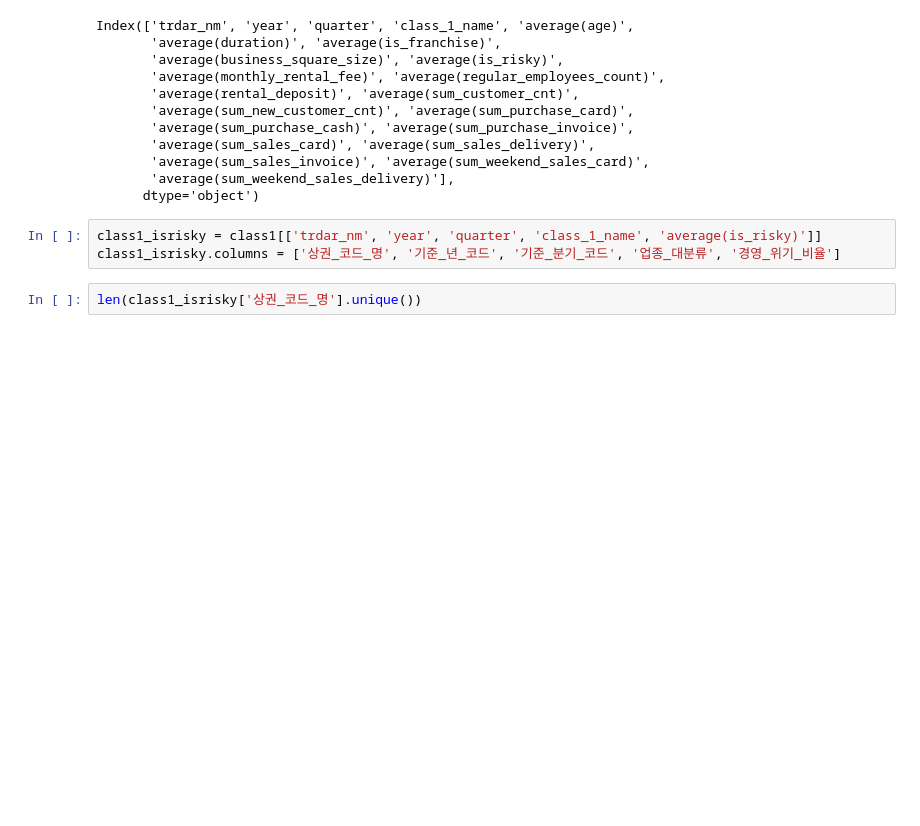
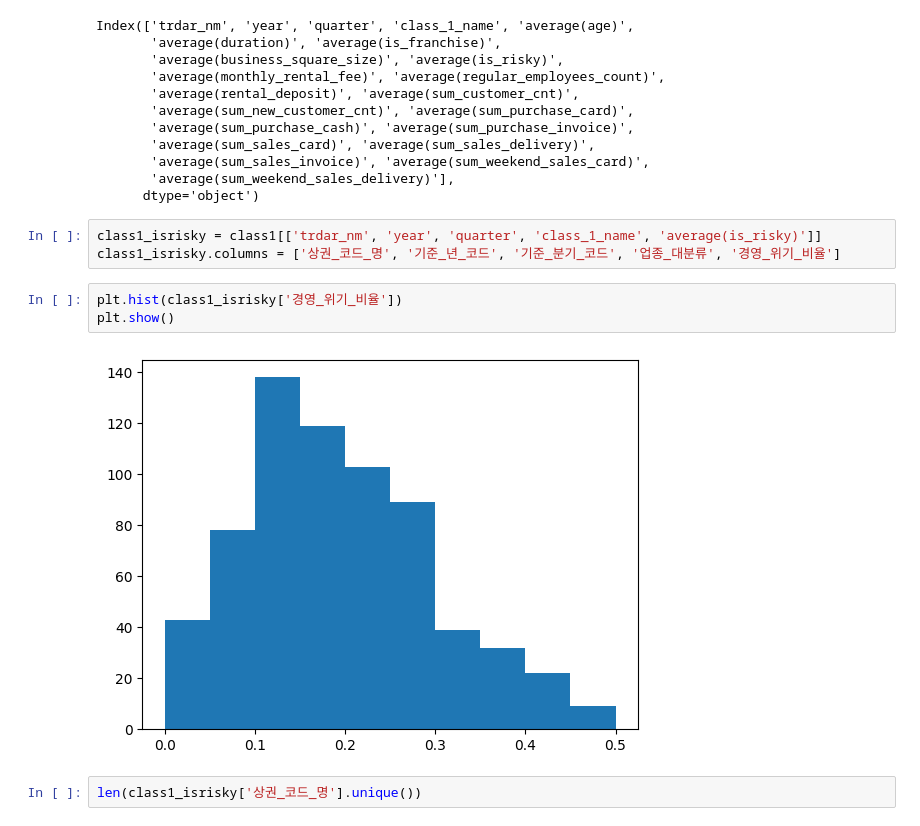
Before and after one commit to kae1128/wadada, a Jupyter notebook: data_preprocessing/SEOUL_CLASS_1_preprocessing.ipynb, the cells around one changed output. Saved outputs shown, nothing was run; the diff lists cells and outputs as text; blank space fills up the shorter version.

```diff
--- a/data_preprocessing/SEOUL_CLASS_1_preprocessing.ipynb
+++ b/data_preprocessing/SEOUL_CLASS_1_preprocessing.ipynb
@@ -20,6 +21,11 @@ Index(['trdar_nm', 'year', 'quarter', 'class_1_name', 'average(age)',
 # %%
 class1_isrisky = class1[['trdar_nm', 'year', 'quarter', 'class_1_name', 'average(is_risky)']]
 class1_isrisky.columns = ['상권_코드_명', '기준_년_코드', '기준_분기_코드', '업종_대분류', '경영_위기_비율']
+# %%
+plt.hist(class1_isrisky['경영_위기_비율'])
+plt.show()
+# %% [output]
+[figure, added]
 # %%
 len(class1_isrisky['상권_코드_명'].unique())
 # %% [output]
```
Also changed, not shown: parts of 2 cells of this notebook, 4 other files.
